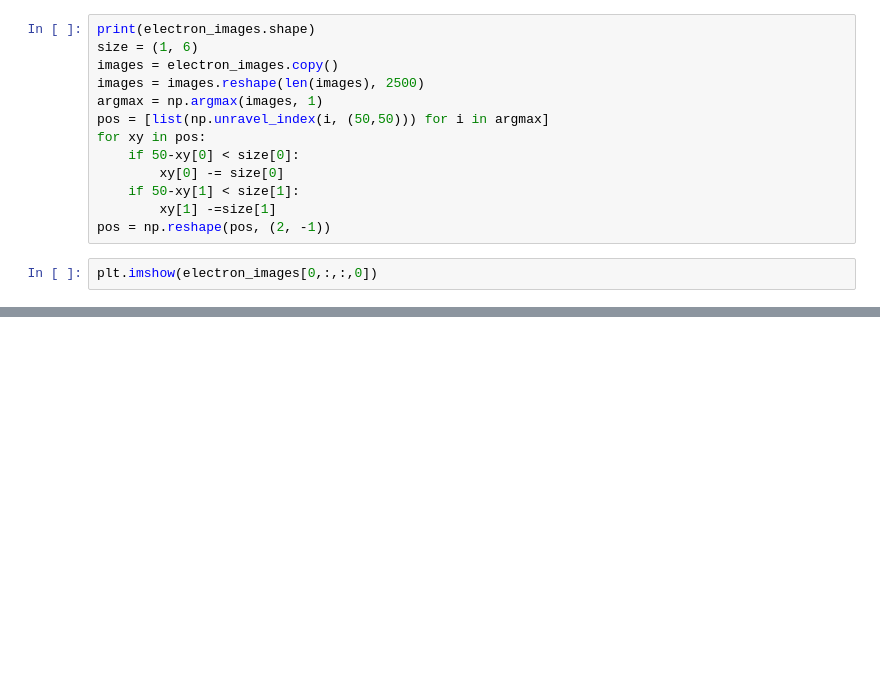
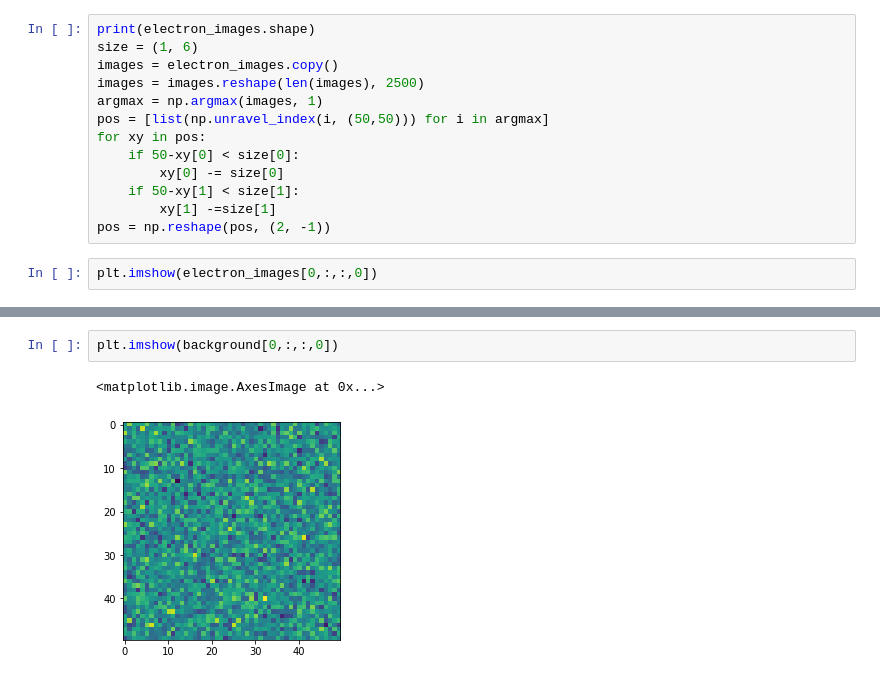
Before and after one commit to craycrayfish/adv-atk-neu, a Jupyter notebook: Analysis.ipynb, the cells around one changed output, grey strips where cells are left out. Saved outputs shown, nothing was run; the diff lists cells and outputs as text; blank space fills up the shorter version.

```diff
--- a/Analysis.ipynb
+++ b/Analysis.ipynb
@@ -139,0 +158,5 @@ plt.imshow(electron_images[0,:,:,0])
+# %%
+plt.imshow(background[0,:,:,0])
+# %% [output]
+<matplotlib.image.AxesImage at 0x...>
+[figure, added]
```
Also changed, not shown: parts of 5 cells of this notebook, 1 other file.
